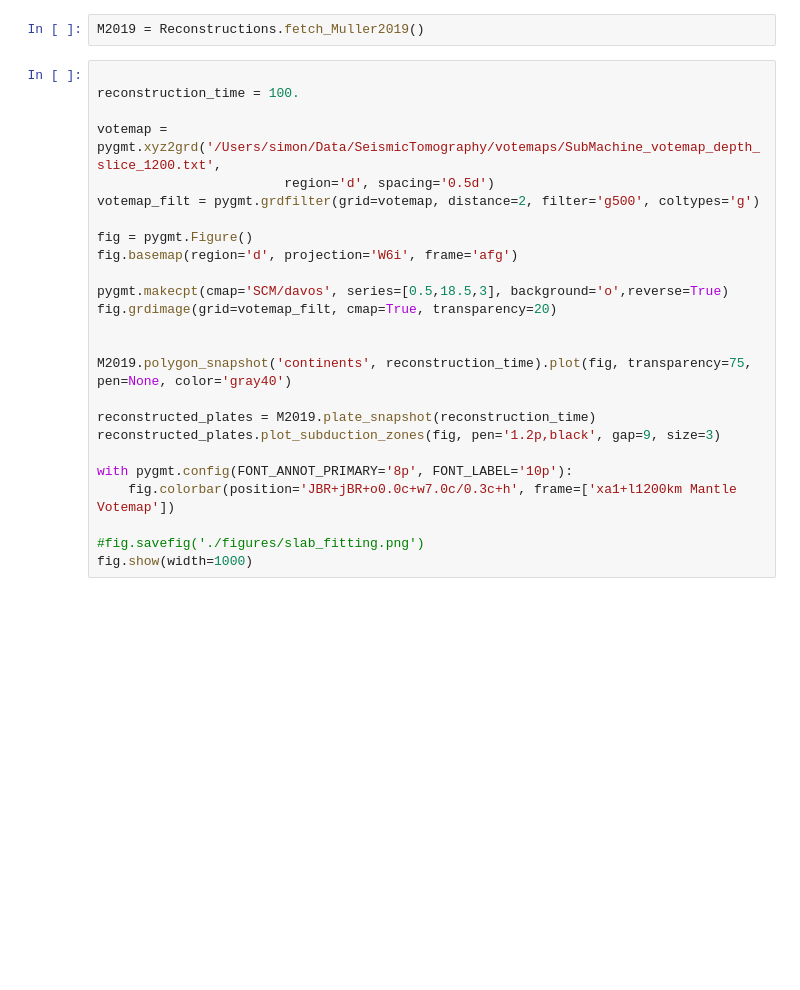
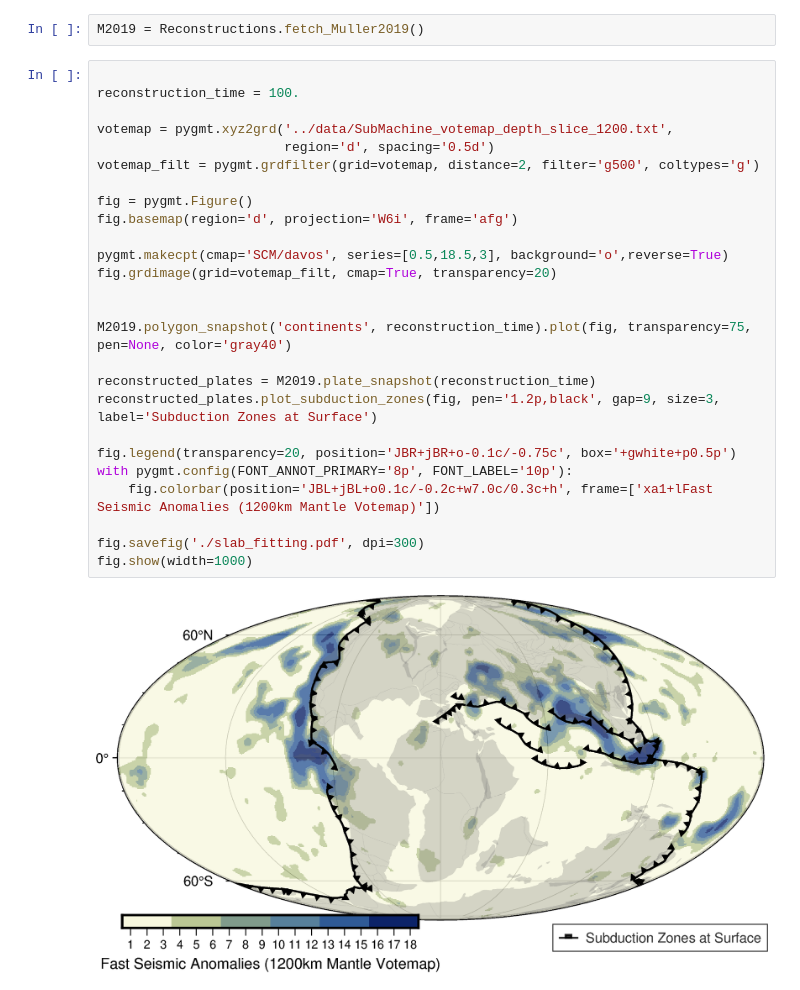
Before and after one commit to siwill22/Deconstructing-Plate-Tectonic-Reconstructions, a Jupyter notebook: Box1/SlabRemnantMapping.ipynb, the cells around one changed output. Drawn from its saved outputs; the diff is of its cells as text; blank space fills up the shorter version.

```diff
--- a/Box1/SlabRemnantMapping.ipynb
+++ b/Box1/SlabRemnantMapping.ipynb
@@ -18,25 +20,28 @@ M2019 = Reconstructions.fetch_Muller2019()
 # %%
 
 reconstruction_time = 100.
 
-votemap = pygmt.xyz2grd('/Users/simon/Data/SeismicTomography/votemaps/SubMachine_votemap_depth_slice_1200.txt',
+votemap = pygmt.xyz2grd('../data/SubMachine_votemap_depth_slice_1200.txt',
                         region='d', spacing='0.5d')
 votemap_filt = pygmt.grdfilter(grid=votemap, distance=2, filter='g500', coltypes='g')
 
 fig = pygmt.Figure()
 fig.basemap(region='d', projection='W6i', frame='afg')
 
 pygmt.makecpt(cmap='SCM/davos', series=[0.5,18.5,3], background='o',reverse=True)
 fig.grdimage(grid=votemap_filt, cmap=True, transparency=20)
 
 
 M2019.polygon_snapshot('continents', reconstruction_time).plot(fig, transparency=75, pen=None, color='gray40')
 
 reconstructed_plates = M2019.plate_snapshot(reconstruction_time)
-reconstructed_plates.plot_subduction_zones(fig, pen='1.2p,black', gap=9, size=3)
+reconstructed_plates.plot_subduction_zones(fig, pen='1.2p,black', gap=9, size=3, label='Subduction Zones at Surface')
 
+fig.legend(transparency=20, position='JBR+jBR+o-0.1c/-0.75c', box='+gwhite+p0.5p')
 with pygmt.config(FONT_ANNOT_PRIMARY='8p', FONT_LABEL='10p'):
-    fig.colorbar(position='JBR+jBR+o0.0c+w7.0c/0.3c+h', frame=['xa1+l1200km Mantle Votemap'])
+    fig.colorbar(position='JBL+jBL+o0.1c/-0.2c+w7.0c/0.3c+h', frame=['xa1+lFast Seismic Anomalies (1200km Mantle Votemap)'])
 
-#fig.savefig('./figures/slab_fitting.png')
+fig.savefig('./slab_fitting.pdf', dpi=300)
 fig.show(width=1000)
+# %% [output]
+[figure, added]
```
Also changed, not shown: parts of 1 cell of this notebook.
